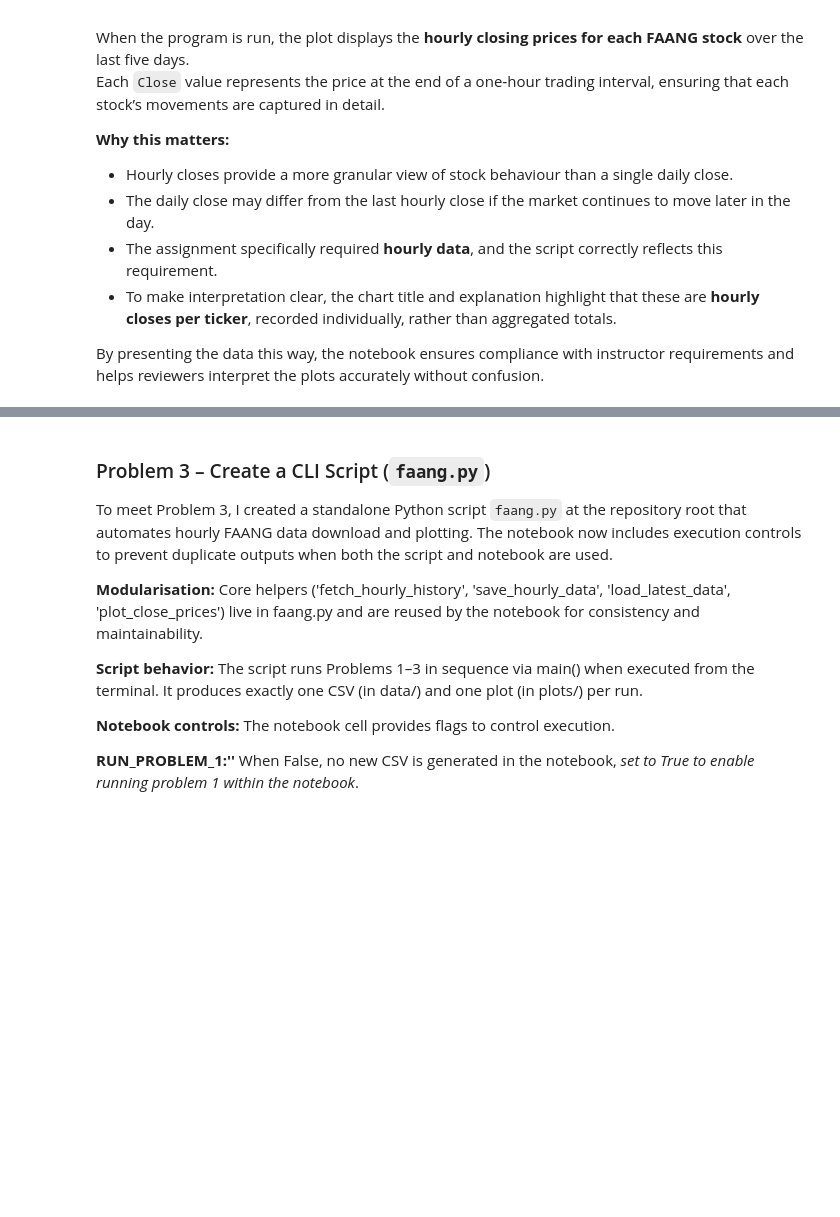
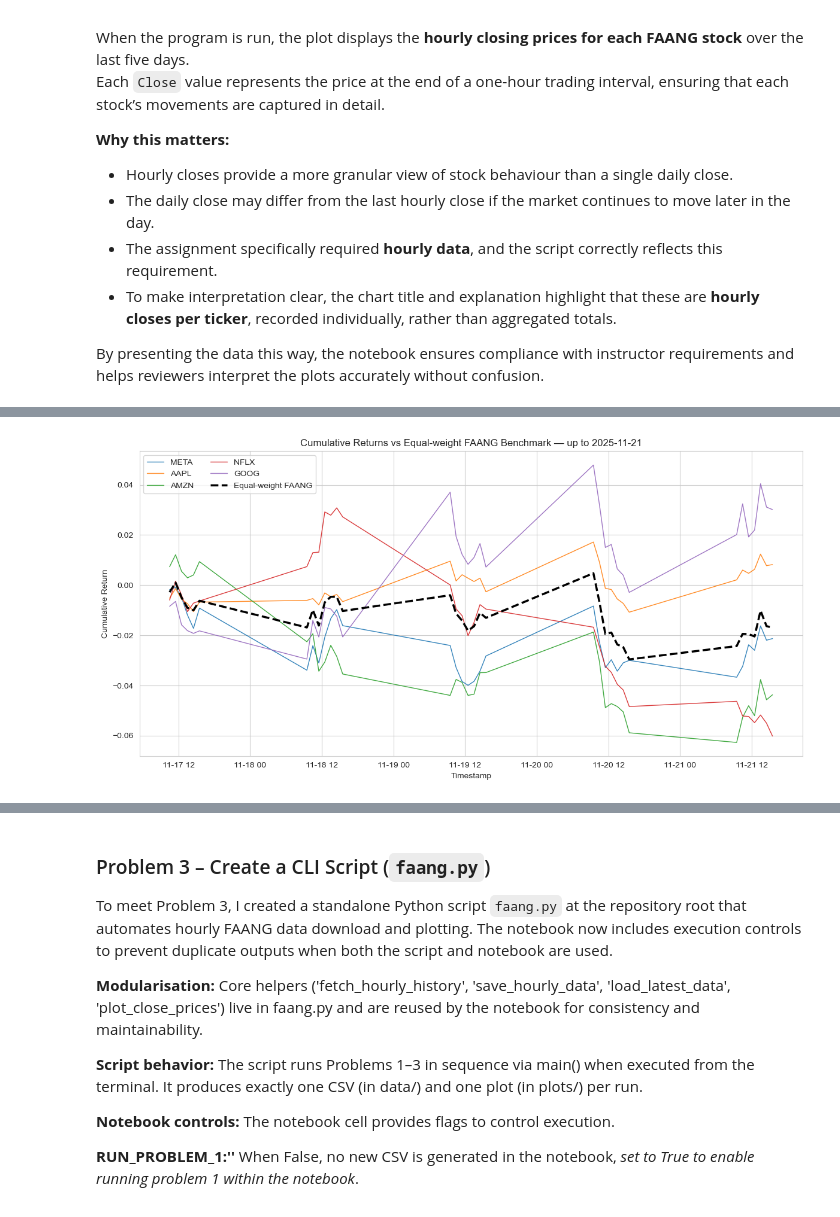
Before and after one commit to ECronin1973/computer_infrastructure, a Jupyter notebook: problems.ipynb, the cells around one changed output, grey strips where cells are left out. Saved outputs shown, nothing was run; the diff lists cells and outputs as text; code cells hidden in the pictures; blank space fills up the shorter version.

```diff
--- a/problems.ipynb
+++ b/problems.ipynb
@@ -779 +935,64 @@ plt.show()
+# %%
+# Cumulative return vs equal-weight FAANG benchmark (fixed)
+
+# 1) Build/confirm aligned prices (ticker columns) from data dict
+aligned = []
+for sym, df in data.items():
+    tmp = df.copy()
+    if 'Date' in tmp.columns:
+        tmp['Date'] = pd.to_datetime(tmp['Date'], errors='coerce')
+        tmp = tmp.set_index('Date').sort_index()
+    else:
+        tmp.index = pd.to_datetime(tmp.index, errors='coerce')
+        tmp = tmp.sort_index()
+    # keep only Close and rename to ticker
+    if 'Close' in tmp.columns:
+        aligned.append(tmp[['Close']].rename(columns={'Close': sym}))
+
+prices = pd.concat(aligned, axis=1, join='inner')  # inner ensures synchronous timestamps
+
+if prices.empty:
+    print("No overlapping timestamps across tickers with inner join. Consider outer join + careful NaN handling.")
+else:
+    # 2) Ensure numeric and drop any columns that are entirely non-numeric
+    prices = prices.apply(pd.to_numeric, errors='coerce')
+    prices = prices.dropna(axis=1, how='all')
+    if prices.shape[1] == 0:
+        print("No numeric price columns available after coercion.")
+    else:
+        # 3) Compute synchronous simple returns (aligned by timestamp)
+        returns = prices.pct_change()  # returns will have NaNs on first row
+        # Drop rows with any NaN to ensure synchronous co-observations
+        returns = returns.dropna(axis=0, how='any')
+        if returns.empty:
+            print("No valid synchronous returns after pct_change and dropping NaNs.")
+        else:
+            # 4) Build equal-weight benchmark from synchronous returns (mean across tickers)
+            benchmark_returns = returns.mean(axis=1)
+
+            # 5) Compute cumulative returns from the synchronous returns
+            # cumulative simple return: (1 + r).cumprod() - 1
+            cum_returns = (1 + returns).cumprod() - 1
+            cum_benchmark = (1 + benchmark_returns).cumprod() - 1
+
+            # 6) Plot cumulative returns vs benchmark
+            fig, ax = plt.subplots(figsize=(12, 6))
+            for col in cum_returns.columns:
+                ax.plot(cum_returns.index, cum_returns[col], label=col, linewidth=1, alpha=0.9)
+            ax.plot(cum_benchmark.index, cum_benchmark, label='Equal-weight FAANG', color='black', linewidth=2.5, linestyle='--')
+
+            ax.set_title(f"Cumulative Returns vs Equal-weight FAANG Benchmark — up to {prices.index.max().date()}")
+            ax.set_ylabel("Cumulative Return")
+            ax.set_xlabel("Timestamp")
+            ax.legend(loc='best', ncol=2)
+            ax.grid(True)
+
+            # Optional: toggle log scale by uncommenting the next line
+            # ax.set_yscale('log')
+
+            plt.tight_layout()
+            plt.show()
+            plt.close(fig)
+# %% [output]
+[figure, added]
 # %% [markdown]
```
Also changed, not shown: parts of 15 cells of this notebook.
